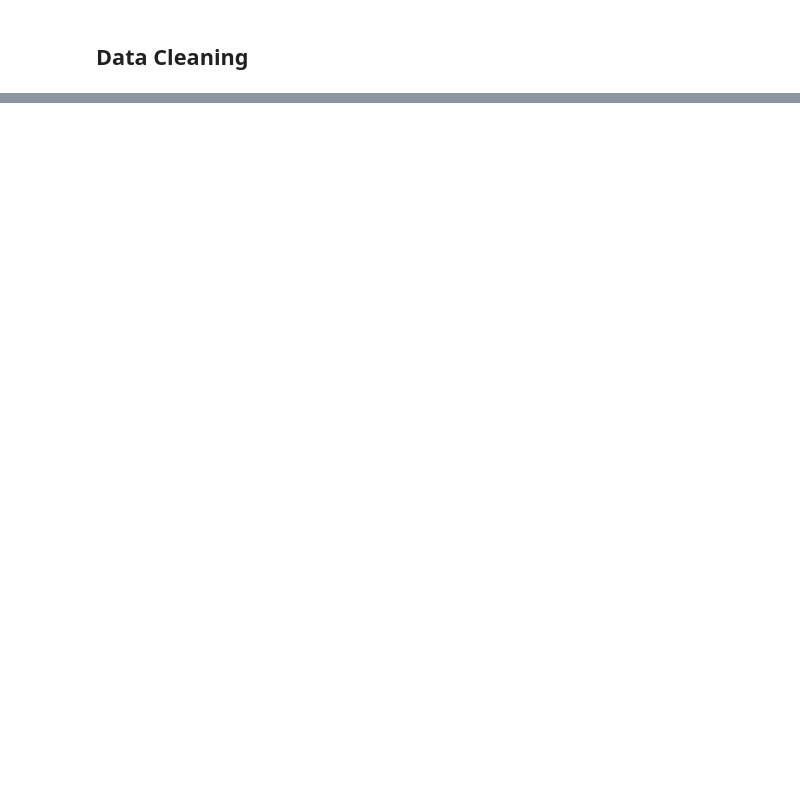
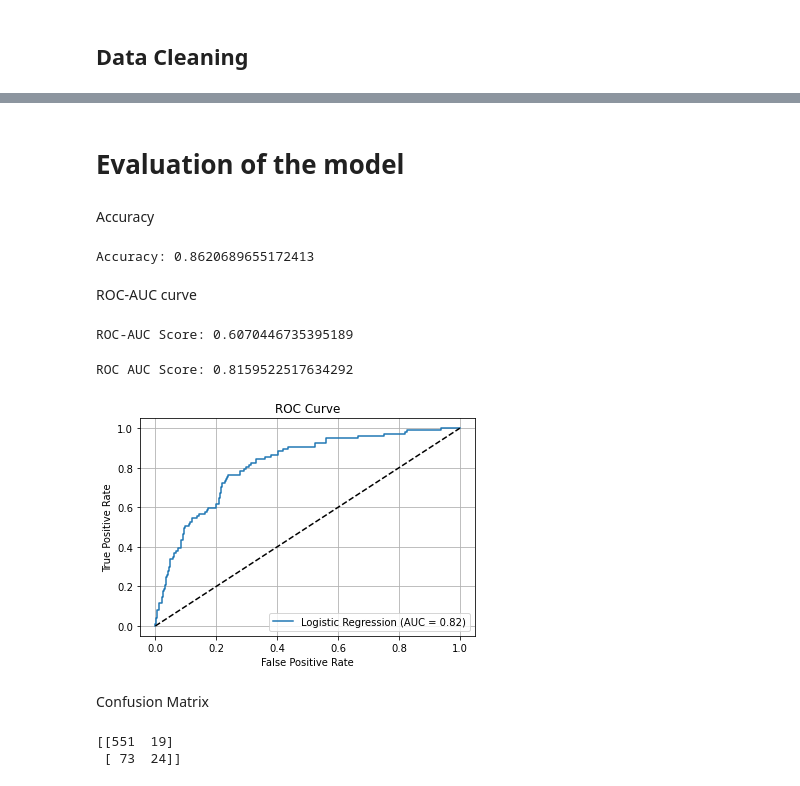
Before and after one commit to jedidahkathure/Churn-Customer-Analysis, a Jupyter notebook: churncustomer.ipynb, the cells around one changed output, grey strips where cells are left out. Saved outputs shown, nothing was run; the diff lists cells and outputs as text; code cells hidden in the pictures; blank space fills up the shorter version.

Commit message:
Added modelling

```diff
--- a/churncustomer.ipynb
+++ b/churncustomer.ipynb
@@ -202,0 +211,4 @@ bigml_data_encoded.head()
+# %%
+# One-hot encode
+bigml_data = pd.get_dummies(bigml_data, columns=categorical_cols, drop_first=True)
+print(bigml_data)
@@ -217,0 +270,7 @@ Length: 3403, dtype: object
+# %%
+# Step 1: Separate features and target
+X = bigml_data.drop('churn', axis=1)     # Replace 'churn' with your target column
+y = bigml_data['churn']
+# %%
+# Step 2: Split the data (before scaling or encoding)
+X_train, X_test, y_train, y_test = train_test_split(X, y, test_size=0.2, stratify=y, random_state=42)
@@ -217,0 +328,6 @@ Length: 3403, dtype: object
+# %%
+# Initialize the model
+logreg_balanced = LogisticRegression(max_iter=1000, random_state=42)
+
+# Train the model
+logreg_balanced.fit(X_train, y_train)
@@ -217,0 +346,45 @@ Length: 3403, dtype: object
+# %% [markdown]
+# Evaluation of the model
+# %% [markdown]
+Accuracy
+# %%
+
+# Overall correctness of prediction
+print("Accuracy:", accuracy_score(y_test, y_pred))
+# %% [output]
+Accuracy: 0.8620689655172413
+# %% [markdown]
+ROC-AUC curve
+# %%
+print("ROC-AUC Score:", roc_auc_score(y_test, y_pred))
+# %% [output]
+ROC-AUC Score: 0.6070446735395189
+# %%
+# Predict probabilities instead of class labels
+y_probs = logreg_balanced.predict_proba(X_test)[:, 1]
+
+# Compute ROC curve
+fpr, tpr, thresholds = roc_curve(y_test, y_probs)
+
+# AUC score
+roc_auc = roc_auc_score(y_test, y_probs)
+print("ROC AUC Score:", roc_auc)
+# Plot ROC curve
+plt.figure(figsize=(6, 4))
+plt.plot(fpr, tpr, label=f'Logistic Regression (AUC = {roc_auc:.2f})')
+plt.plot([0, 1], [0, 1], 'k--')  # baseline
+plt.xlabel('False Positive Rate')
+plt.ylabel('True Positive Rate')
+plt.title('ROC Curve')
+plt.legend(loc='lower right')
+plt.grid()
+# %% [output]
+ROC AUC Score: 0.8159522517634292
+[figure, added]
+# %% [markdown]
+Confusion Matrix
+# %%
+print(confusion_matrix(y_test, y_pred))
+# %% [output]
+[[551  19]
+ [ 73  24]]
```
Also changed, not shown: parts of 35 cells of this notebook, 2 other files.
